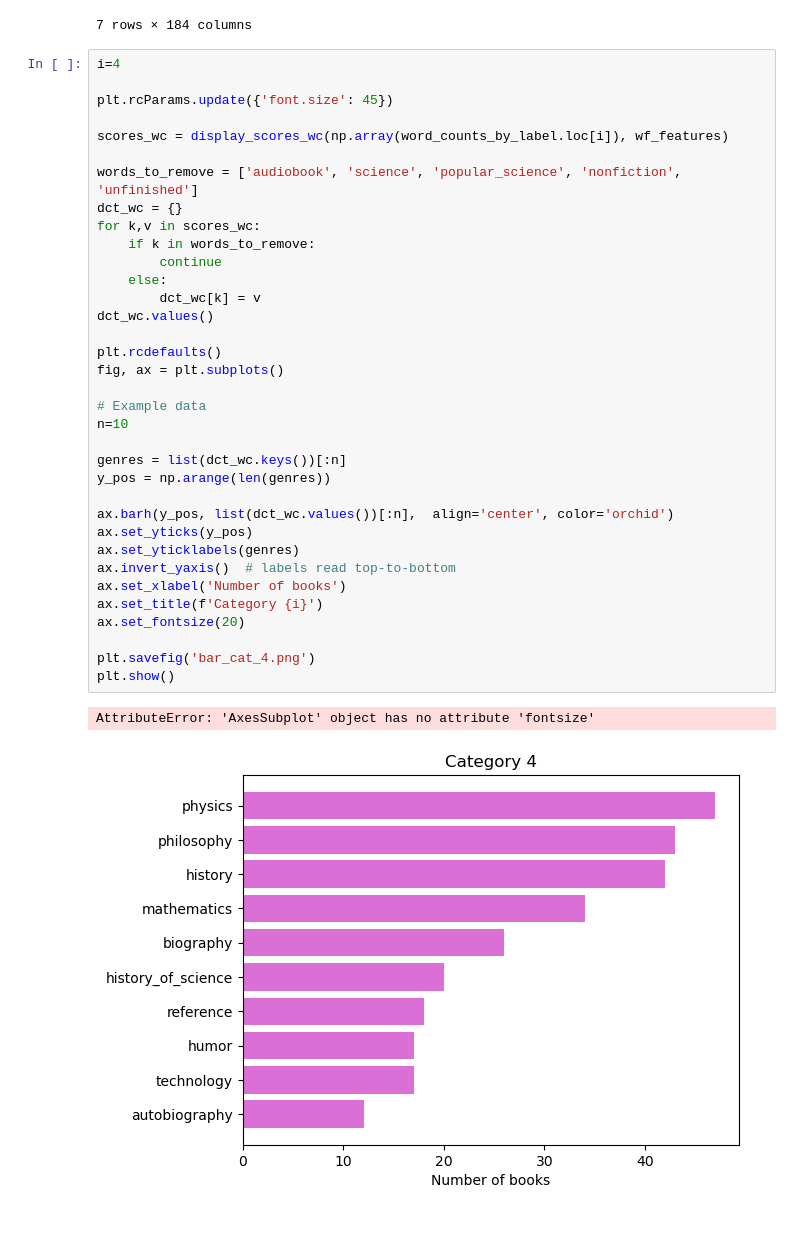
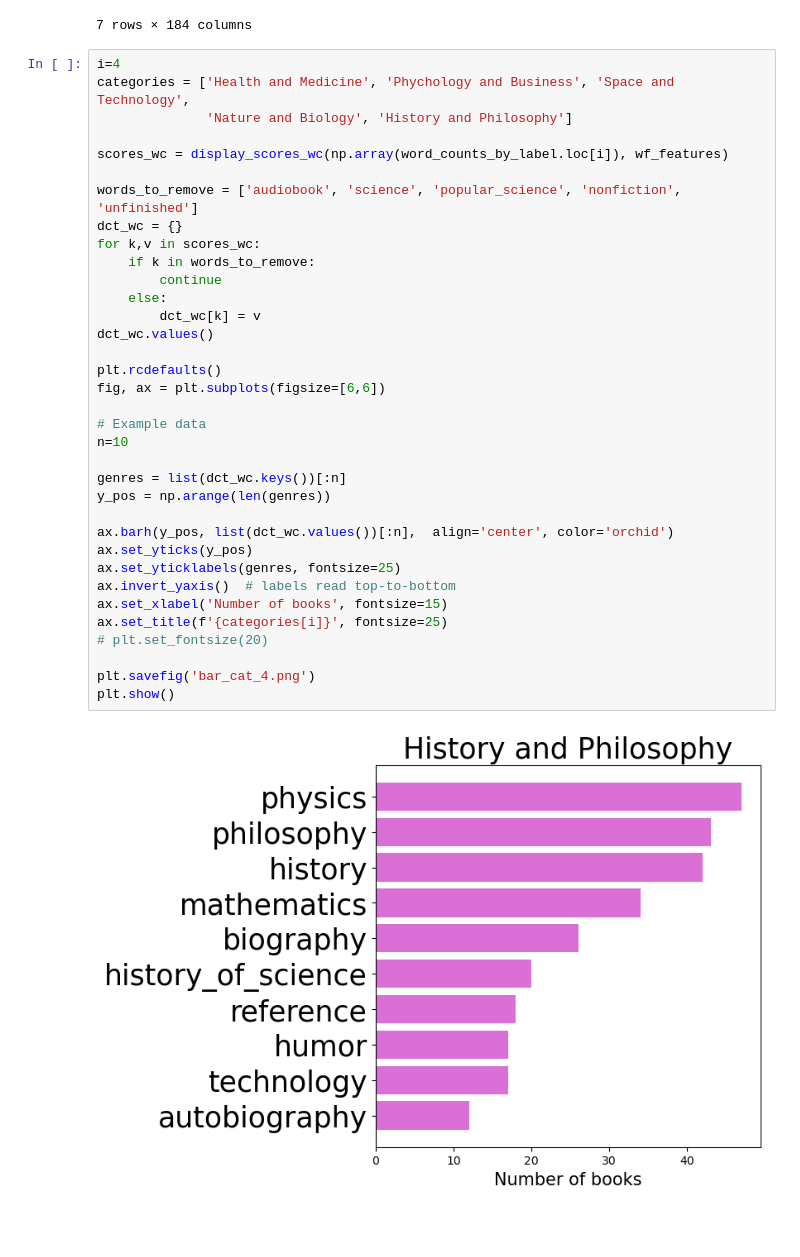
Before and after one commit to dilkinn/PopularScienceBookRecommender, a Jupyter notebook: notebooks/Visualisation.ipynb, the cells around one changed output. Drawn from its saved outputs; the diff is of its cells as text.

```diff
--- a/notebooks/Visualisation.ipynb
+++ b/notebooks/Visualisation.ipynb
@@ -343,41 +343,40 @@ word_counts_by_label
 7 rows × 184 columns
 # %%
 i=4
-
-plt.rcParams.update({'font.size': 45})
+categories = ['Health and Medicine', 'Phychology and Business', 'Space and Technology',
+              'Nature and Biology', 'History and Philosophy']
 
 scores_wc = display_scores_wc(np.array(word_counts_by_label.loc[i]), wf_features)
 
 words_to_remove = ['audiobook', 'science', 'popular_science', 'nonfiction', 'unfinished']
 dct_wc = {}
 for k,v in scores_wc:
     if k in words_to_remove:
         continue
     else:
         dct_wc[k] = v
 dct_wc.values()
 
 plt.rcdefaults()
-fig, ax = plt.subplots()
+fig, ax = plt.subplots(figsize=[6,6])
 
 # Example data
 n=10
 
 genres = list(dct_wc.keys())[:n]
 y_pos = np.arange(len(genres))
 
 ax.barh(y_pos, list(dct_wc.values())[:n],  align='center', color='orchid')
 ax.set_yticks(y_pos)
-ax.set_yticklabels(genres)
+ax.set_yticklabels(genres, fontsize=25)
 ax.invert_yaxis()  # labels read top-to-bottom
-ax.set_xlabel('Number of books')
-ax.set_title(f'Category {i}')
-ax.set_fontsize(20)
+ax.set_xlabel('Number of books', fontsize=15)
+ax.set_title(f'{categories[i]}', fontsize=25)
+# plt.set_fontsize(20)
 
 plt.savefig('bar_cat_4.png')
 plt.show()
 # %% [output]
-AttributeError: 'AxesSubplot' object has no attribute 'fontsize'
-[figure, old version]
+[figure, new version]
 # %% [markdown]
 ####
```
Also changed, not shown: 11 other files.
